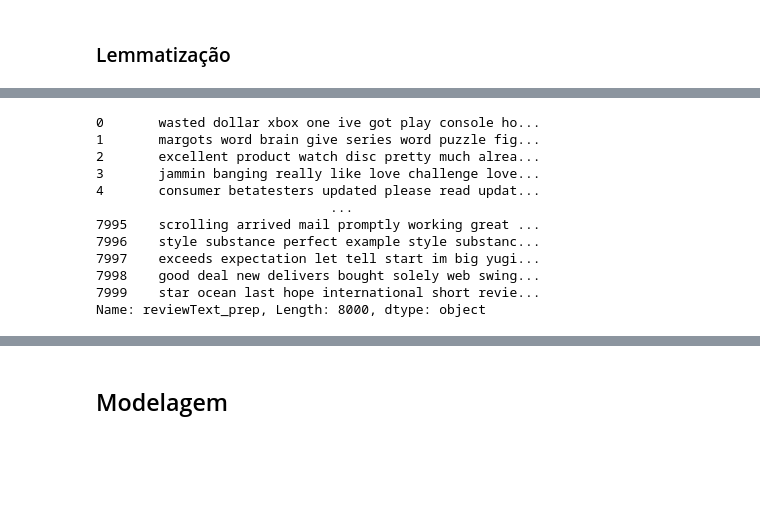
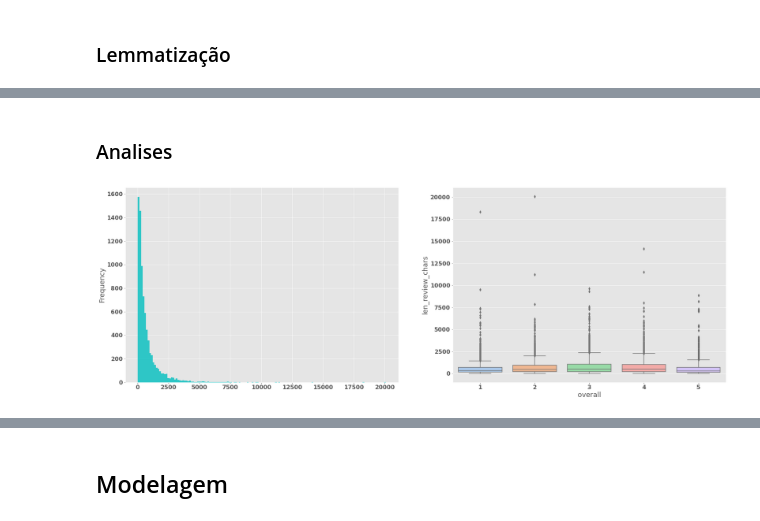
Before and after one commit to lhndsp/ps-turingUSP, a Jupyter notebook: 2_analise-e-ia/analise_e_modelos.ipynb, the cells around one changed output, grey strips where cells are left out. Drawn from its saved outputs; the diff is of its cells as text; code cells hidden in the pictures; blank space fills up the shorter version.

Commit message:
mais algumas analises e organizacao

```diff
--- a/2_analise-e-ia/analise_e_modelos.ipynb
+++ b/2_analise-e-ia/analise_e_modelos.ipynb
@@ -299,15 +280,2 @@ dfReview['reviewText_prep'] =  dfReview['reviewText_prep'].apply(lambda x:lemman
-# %%
-dfReview['reviewText_prep']
-# %% [output]
-0       wasted dollar xbox one ive got play console ho...
-1       margots word brain give series word puzzle fig...
-2       excellent product watch disc pretty much alrea...
-3       jammin banging really like love challenge love...
-4       consumer betatesters updated please read updat...
-                              ...
-7995    scrolling arrived mail promptly working great ...
-7996    style substance perfect example style substanc...
-7997    exceeds expectation let tell start im big yugi...
-7998    good deal new delivers bought solely web swing...
-7999    star ocean last hope international short revie...
-Name: reviewText_prep, Length: 8000, dtype: object
+# %% [markdown]
+### Analises
@@ -313,0 +286,6 @@ Name: reviewText_prep, Length: 8000, dtype: object
+# %%
+fig, ax = plt.subplots(1, 2, figsize=(30, 10))
+p = dfReview['len_review_chars'].plot(kind='hist', bins=150, ax=ax[0], alpha=.8, color='c', label='words')
+p = sns.boxplot(data=dfReview, x='overall', y='len_review_chars', palette='pastel', ax=ax[1])
+# %% [output]
+[figure, added]
```
Also changed, not shown: parts of 52 cells of this notebook, 2 other files.
